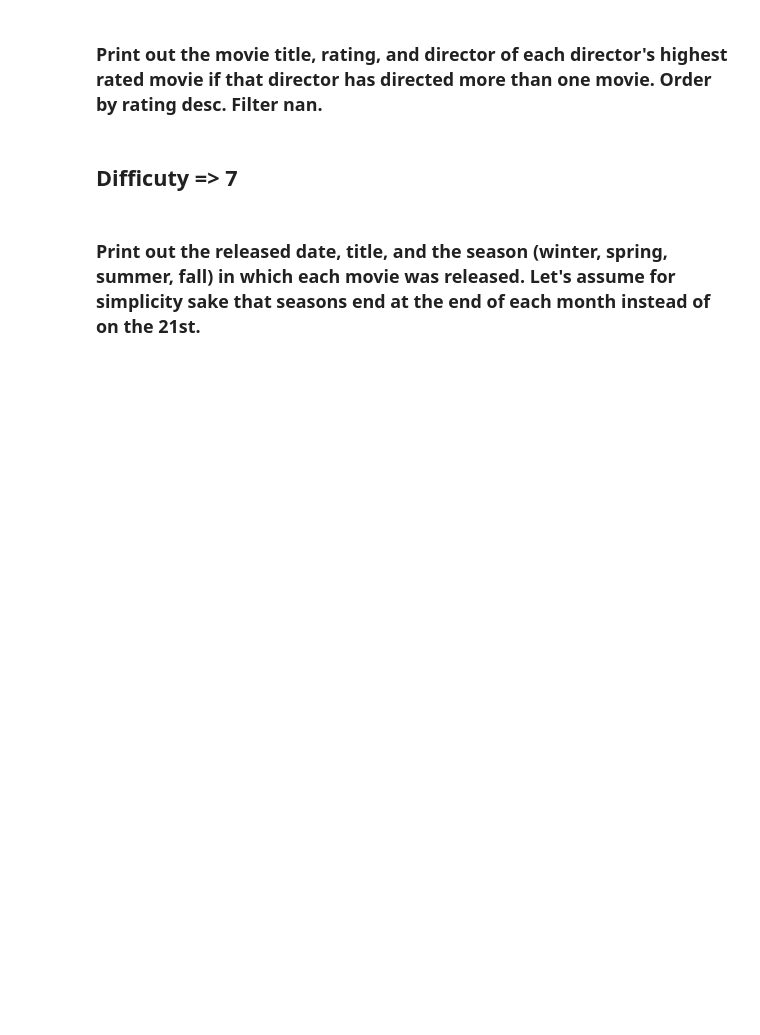
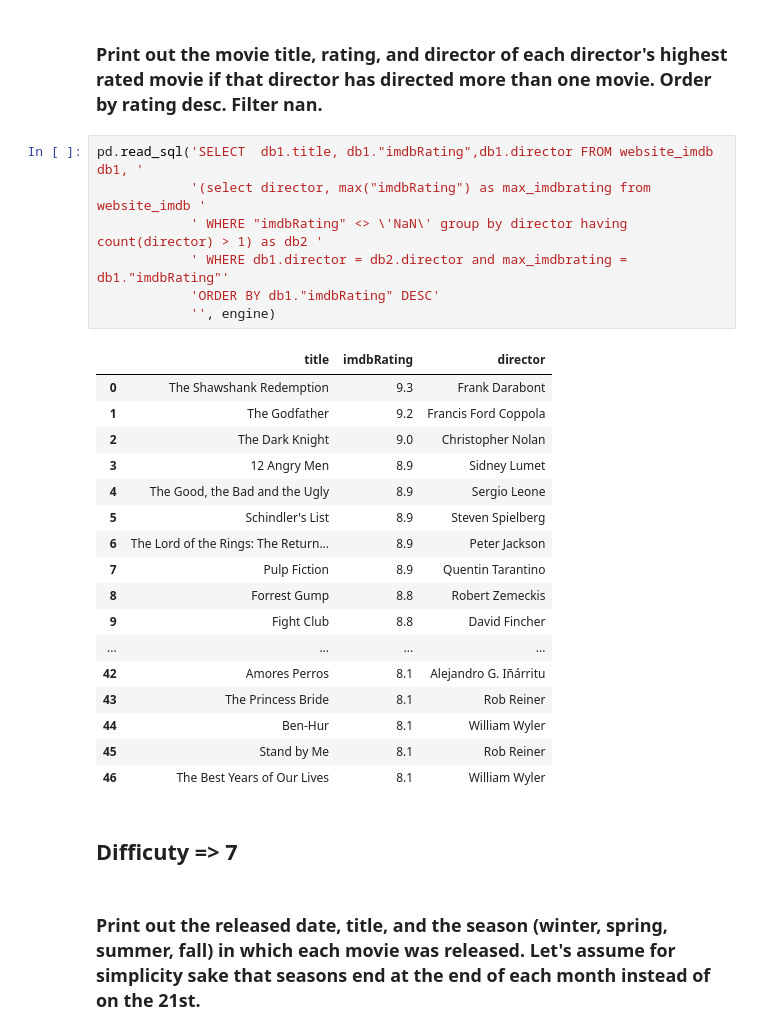
Before and after one commit to shetty83/dsi-sea-week07-1.4, a Jupyter notebook: Advanced SQL Starter.ipynb, the cells around one changed output. Cells and saved outputs as stored; diff of their text form; blank space fills up the shorter version.

```diff
--- a/Advanced SQL Starter.ipynb
+++ b/Advanced SQL Starter.ipynb
@@ -35,5 +149,30 @@ pd.read_sql("SELECT * FROM information_schema.tables;", engine)[:3]
 # %% [markdown]
 ### Print out the movie title, rating, and director of each director's highest rated movie if that director has directed more than one movie. Order by rating desc. Filter nan.
+# %%
+pd.read_sql('SELECT  db1.title, db1."imdbRating",db1.director FROM website_imdb db1, '
+            '(select director, max("imdbRating") as max_imdbrating from website_imdb '
+            ' WHERE "imdbRating" <> \'NaN\' group by director having count(director) > 1) as db2 '
+            ' WHERE db1.director = db2.director and max_imdbrating = db1."imdbRating"'
+            'ORDER BY db1."imdbRating" DESC'
+            '', engine)
+# %% [output]
+|  | title | imdbRating | director |
+| 0 | The Shawshank Redemption | 9.3 | Frank Darabont |
+| 1 | The Godfather | 9.2 | Francis Ford Coppola |
+| 2 | The Dark Knight | 9.0 | Christopher Nolan |
+| 3 | 12 Angry Men | 8.9 | Sidney Lumet |
+| 4 | The Good, the Bad and the Ugly | 8.9 | Sergio Leone |
+| 5 | Schindler's List | 8.9 | Steven Spielberg |
+| 6 | The Lord of the Rings: The Return... | 8.9 | Peter Jackson |
+| 7 | Pulp Fiction | 8.9 | Quentin Tarantino |
+| 8 | Forrest Gump | 8.8 | Robert Zemeckis |
+| 9 | Fight Club | 8.8 | David Fincher |
+| ... | ... | ... | ... |
+| 42 | Amores Perros | 8.1 | Alejandro G. Iñárritu |
+| 43 | The Princess Bride | 8.1 | Rob Reiner |
+| 44 | Ben-Hur | 8.1 | William Wyler |
+| 45 | Stand by Me | 8.1 | Rob Reiner |
+| 46 | The Best Years of Our Lives | 8.1 | William Wyler |
 # %% [markdown]
 ## Difficuty => 7
 # %% [markdown]
```
Also changed, not shown: parts of 17 cells of this notebook.
